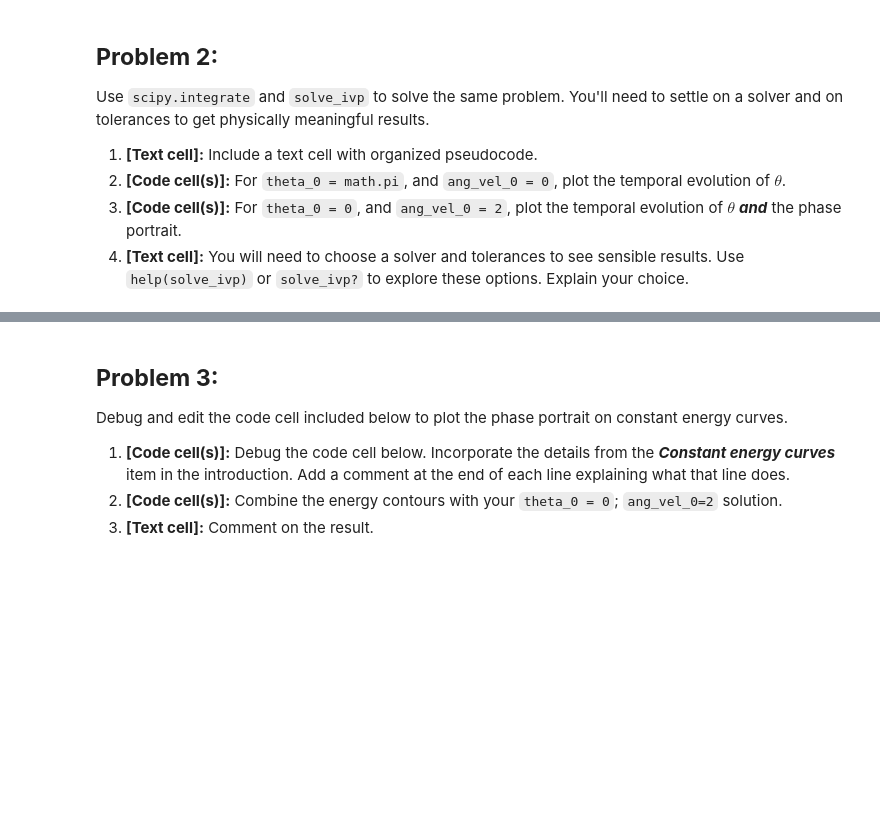
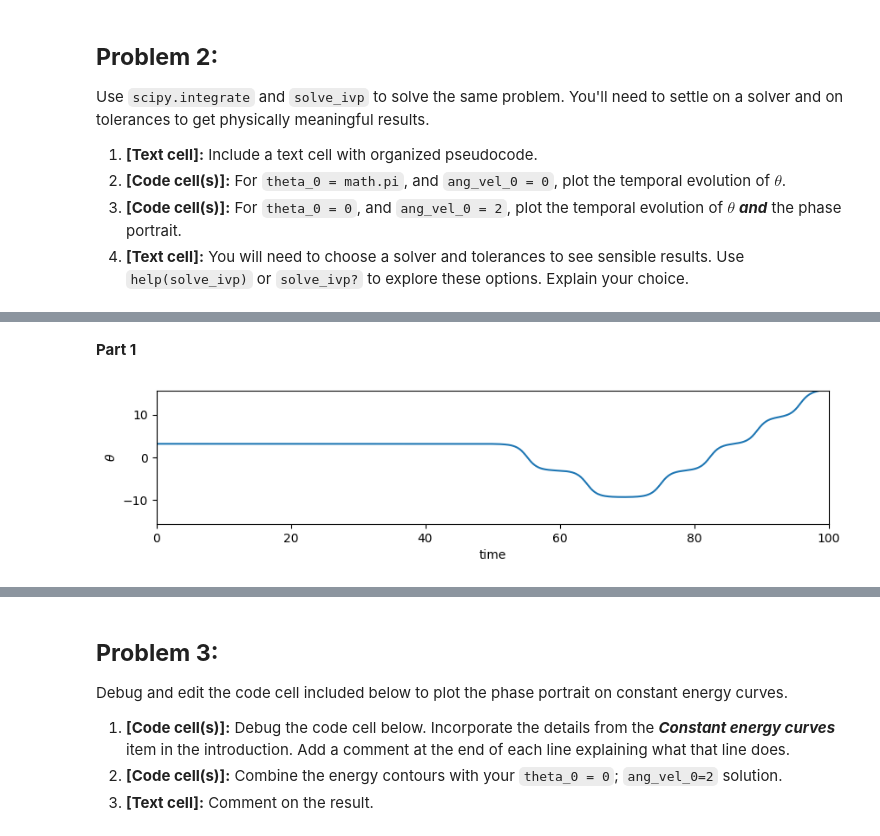
Before and after one commit to IntroComputationalPhysics-UNT/euler-and-solve-ivp-GavinDunaway410, a Jupyter notebook: rigid_pendulum_assignment_v2.ipynb, the cells around one changed output, grey strips where cells are left out. Saved outputs shown, nothing was run; the diff lists cells and outputs as text; code cells hidden in the pictures; blank space fills up the shorter version.

```diff
--- a/rigid_pendulum_assignment_v2.ipynb
+++ b/rigid_pendulum_assignment_v2.ipynb
@@ -202 +205,64 @@ Use `scipy.integrate` and `solve_ivp` to solve the same problem. You'll need to
+# %% [markdown]
+**Part 1**
+# %%
+# Parameter Set 1
+
+# Import Modules
+
+import numpy as np
+import math
+import matplotlib.pyplot as plt
+from scipy.integrate import solve_ivp
+
+# Define the Differential Equation
+
+def rigid_pendulum_ode(t, y, omega_0=1):
+ """
+ Returns the time derivative of y=[theta, ang_vel] (the angle and angular velocity).
+ """
+ theta, ang_vel = y
+ dtheta_dt = ang_vel
+ d2theta_dt2 = - omega_0 ** 2 * np.sin(theta)
+ dy_dt = [dtheta_dt, d2theta_dt2]
+ return dy_dt
+
+# Define the initial conditions, input parameters, and the time span
+
+# initial conditions
+theta_0 = np.pi
+ang_vel_0 = 0
+y_0 = [theta_0, ang_vel_0]
+
+# input parameters
+omega_0 = 1
+
+# time span
+t_initial = 0 # initial time
+t_final = 100 # final time
+t_span = [t_initial, t_final] # time span
+
+# solve differential equation
+solution = solve_ivp(rigid_pendulum_ode,
+ t_span, # time span to solve over
+ y_0, # initial conditions
+ args=(omega_0,), # passes `omega_0` to `rigid_pendulum_ode`
+ dense_output=True # returns an interpolated solution
+ )
+
+# create list for plotting our solution
+n_steps = 1000 # number of time steps
+t_plot = np.linspace(t_initial, t_final, n_steps) # list of times for plotting
+theta_plot = solution.sol(t_plot)[0] # evaluate the interpolant on a mesh for plotting
+ang_vel_plot = solution.sol(t_plot)[1] # evaluate the interpolant on a mesh for plotting
+
+# plot the temporal evolution
+plt.figure(figsize=(10,2))
+plt.plot(t_plot, theta_plot)
+plt.xlabel("time")
+plt.ylabel("$\\theta$")
+plt.xlim([0, 100])
+plt.ylim(- 5 * np.pi, 5 * np.pi)
+plt.show()
+# %% [output]
+[figure, added]
 # %%
```
Also changed, not shown: parts of 5 cells of this notebook.
